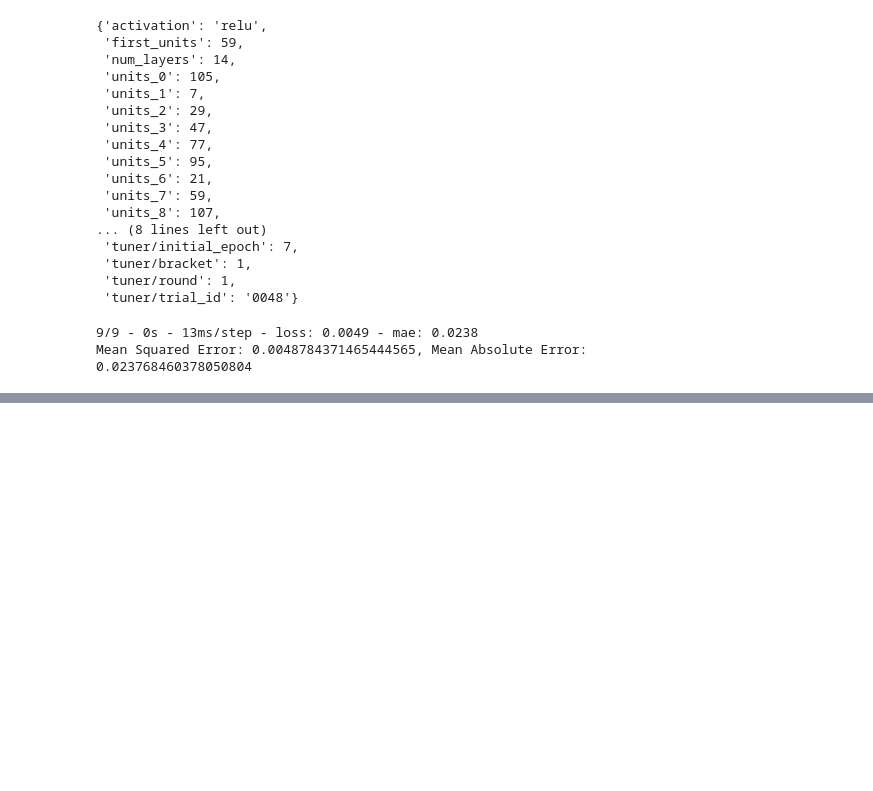
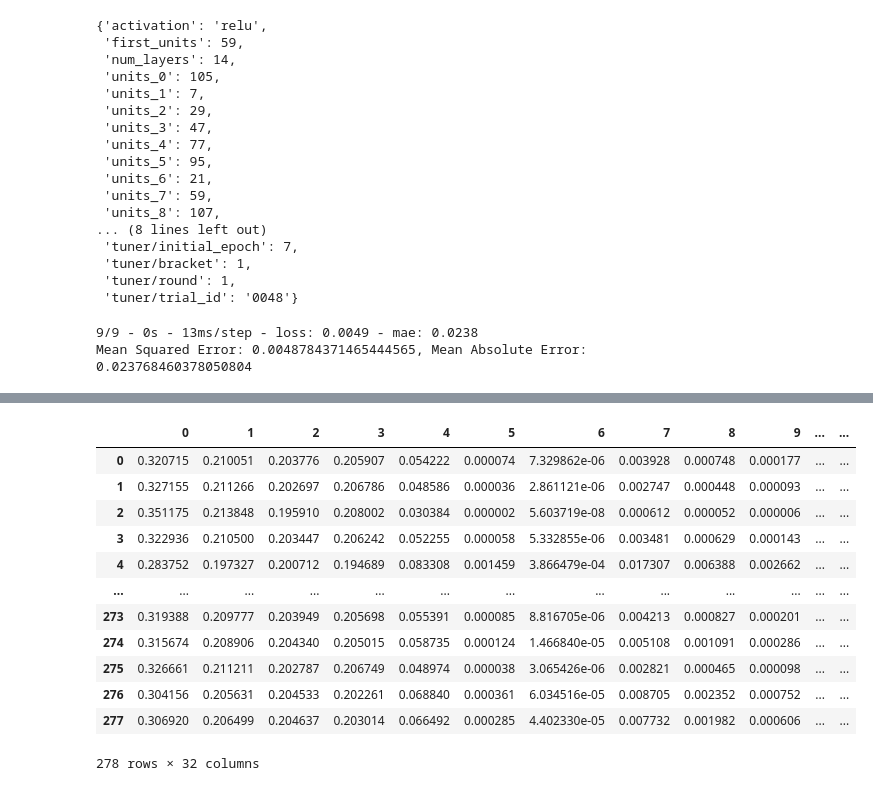
Before and after one commit to JustifiedTB/group-project-3, a Jupyter notebook: model_run_2.ipynb, the cells around one changed output, grey strips where cells are left out. Saved outputs shown, nothing was run; the diff lists cells and outputs as text; code cells hidden in the pictures; blank space fills up the shorter version.

```diff
--- a/model_run_2.ipynb
+++ b/model_run_2.ipynb
@@ -704,3 +736,8 @@ Mean Squared Error: 0.0048784371465444565, Mean Absolute Error: 0.02376846037805
 # %%
 file_path_illnesses_continuous_model = Path('illnesses-continuous-tuned-model.keras')
 best_model_ill_continuous.save(file_path_illnesses_continuous_model)
+# %%
+predictions_illnesses = best_model_ill_continuous.predict(X_test, verbose=2)
+predictions_df_illnesses = pd.DataFrame(predictions_illnesses)
+predictions_df_illnesses
+# %% [output]
@@ -706,0 +745,13 @@ best_model_ill_continuous.save(file_path_illnesses_continuous_model)
+|  | 0 | 1 | 2 | 3 | 4 | 5 | 6 | 7 | 8 | 9 | ... | ... |
+| 0 | 0.320715 | 0.210051 | 0.203776 | 0.205907 | 0.054222 | 0.000074 | 7.329862e-06 | 0.003928 | 0.000748 | 0.000177 | ... | ... |
+| 1 | 0.327155 | 0.211266 | 0.202697 | 0.206786 | 0.048586 | 0.000036 | 2.861121e-06 | 0.002747 | 0.000448 | 0.000093 | ... | ... |
+| 2 | 0.351175 | 0.213848 | 0.195910 | 0.208002 | 0.030384 | 0.000002 | 5.603719e-08 | 0.000612 | 0.000052 | 0.000006 | ... | ... |
+| 3 | 0.322936 | 0.210500 | 0.203447 | 0.206242 | 0.052255 | 0.000058 | 5.332855e-06 | 0.003481 | 0.000629 | 0.000143 | ... | ... |
+| 4 | 0.283752 | 0.197327 | 0.200712 | 0.194689 | 0.083308 | 0.001459 | 3.866479e-04 | 0.017307 | 0.006388 | 0.002662 | ... | ... |
+| ... | ... | ... | ... | ... | ... | ... | ... | ... | ... | ... | ... | ... |
+| 273 | 0.319388 | 0.209777 | 0.203949 | 0.205698 | 0.055391 | 0.000085 | 8.816705e-06 | 0.004213 | 0.000827 | 0.000201 | ... | ... |
+| 274 | 0.315674 | 0.208906 | 0.204340 | 0.205015 | 0.058735 | 0.000124 | 1.466840e-05 | 0.005108 | 0.001091 | 0.000286 | ... | ... |
+| 275 | 0.326661 | 0.211211 | 0.202787 | 0.206749 | 0.048974 | 0.000038 | 3.065426e-06 | 0.002821 | 0.000465 | 0.000098 | ... | ... |
+| 276 | 0.304156 | 0.205631 | 0.204533 | 0.202261 | 0.068840 | 0.000361 | 6.034516e-05 | 0.008705 | 0.002352 | 0.000752 | ... | ... |
+| 277 | 0.306920 | 0.206499 | 0.204637 | 0.203014 | 0.066492 | 0.000285 | 4.402330e-05 | 0.007732 | 0.001982 | 0.000606 | ... | ... |
+278 rows × 32 columns
```
Also changed, not shown: parts of 10 cells of this notebook, 1 other file.
